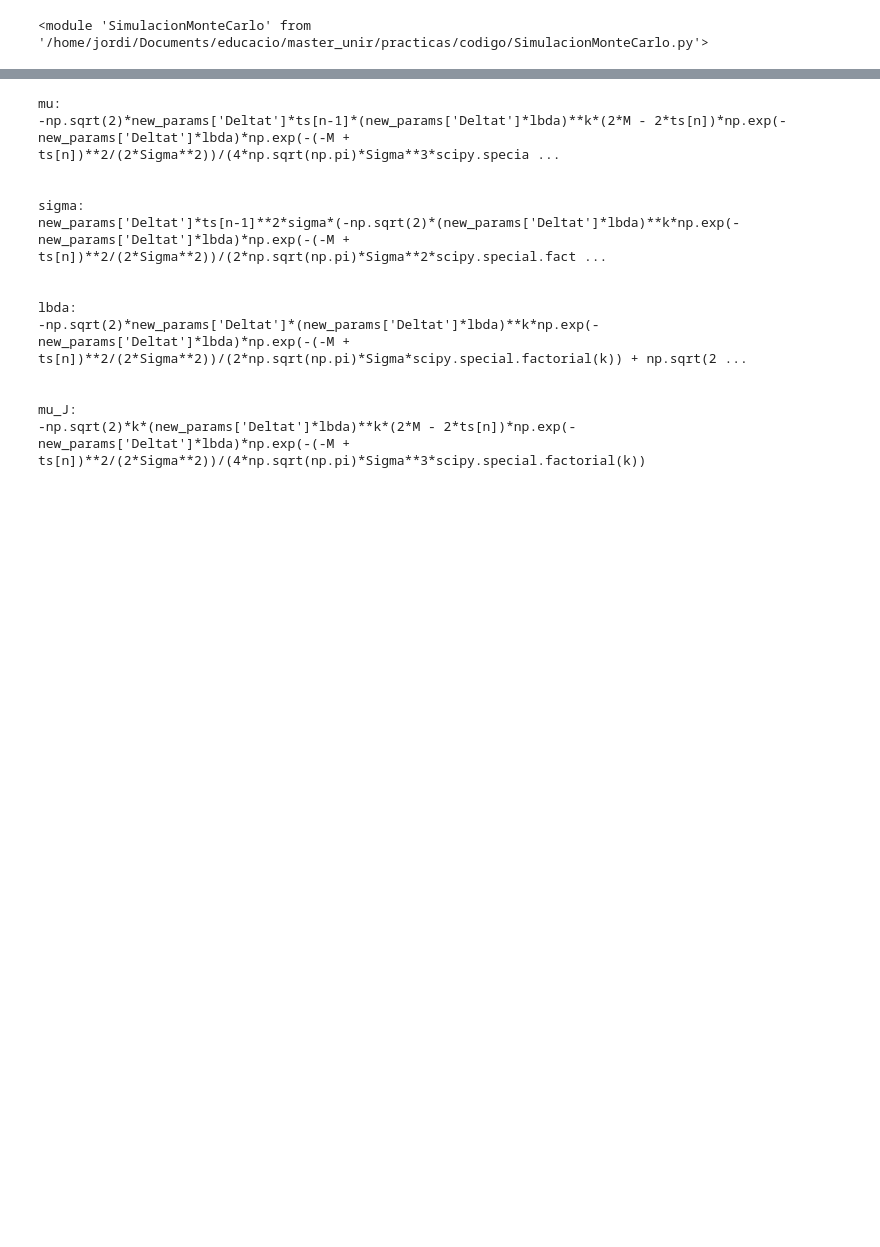
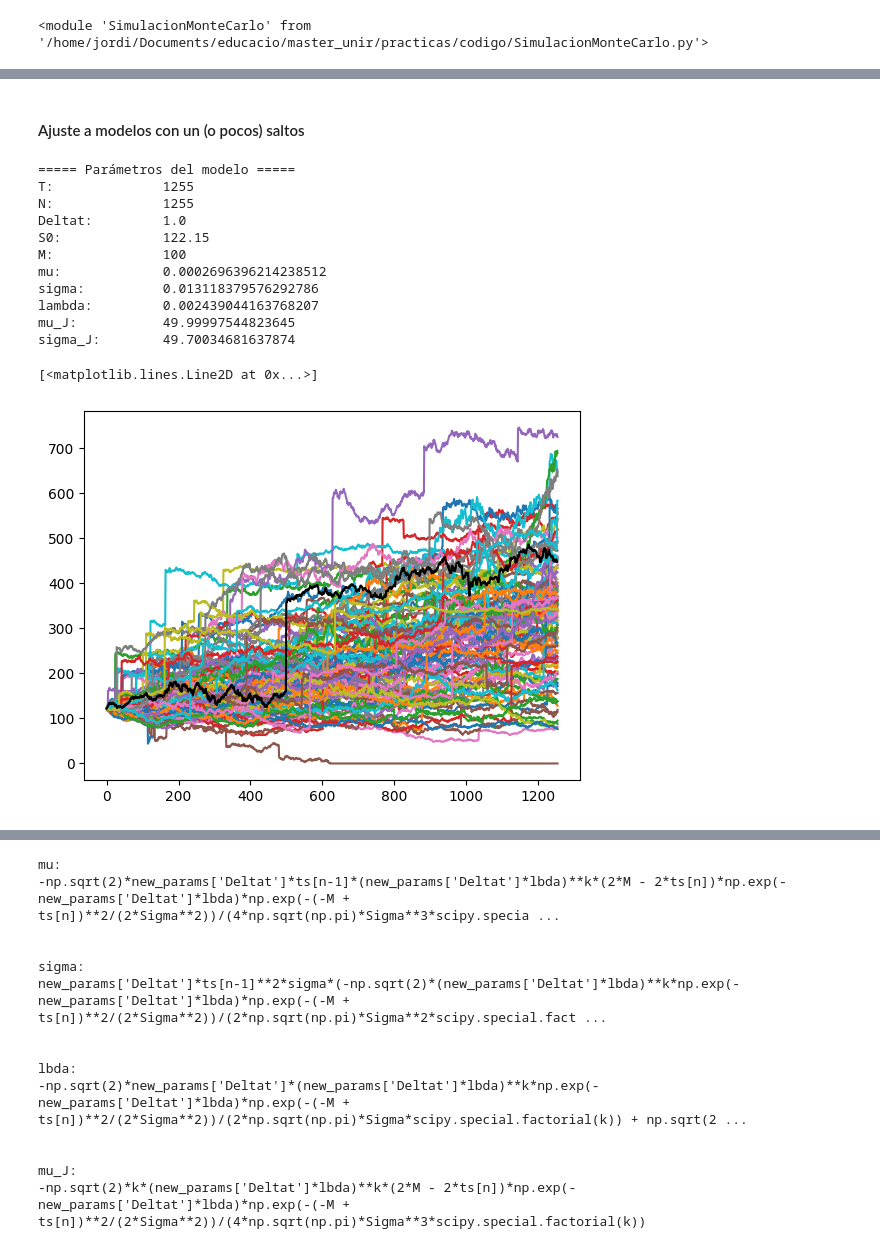
Before and after one commit to Jordi103/simulacion_de_mercado, a Jupyter notebook: simulaciones.ipynb, the cells around one changed output, grey strips where cells are left out. Cells and saved outputs as stored; diff of their text form; code cells hidden in the pictures; blank space fills up the shorter version.

```diff
--- a/simulaciones.ipynb
+++ b/simulaciones.ipynb
@@ -149 +191,33 @@ KeyboardInterrupt:
+# %% [markdown]
+#### Ajuste a modelos con un (o pocos) saltos
+# %%
+import datos
+importlib.reload(datos)
+ts = datos.download_stock_data('AAPL')
+ts = ts['close'].values
+ts_jump = ts
+ts_jump[500:] += 200
+
+mjd = SimulacionMonteCarlo.MertonJumpDiffusion()
+mjd.ajustar_parametros(ts_jump, 100)
+mjd.mostrar_parametros()
+
+import pandas as pd
+import matplotlib.pyplot as plt
+pd.DataFrame(mjd.simular()).plot(legend=False)
+plt.plot(ts_jump, color='black')
+# %% [output]
+===== Parámetros del modelo =====
+T:              1255
+N:              1255
+Deltat:         1.0
+S0:             122.15
+M:              100
+mu:             0.0002696396214238512
+sigma:          0.013118379576292786
+lambda:         0.002439044163768207
+mu_J:           49.99997544823645
+sigma_J:        49.70034681637874
+[<matplotlib.lines.Line2D at 0x...>]
+[figure, added]
 # %% [markdown]
```
Also changed, not shown: parts of 11 cells of this notebook, 1 other file.
